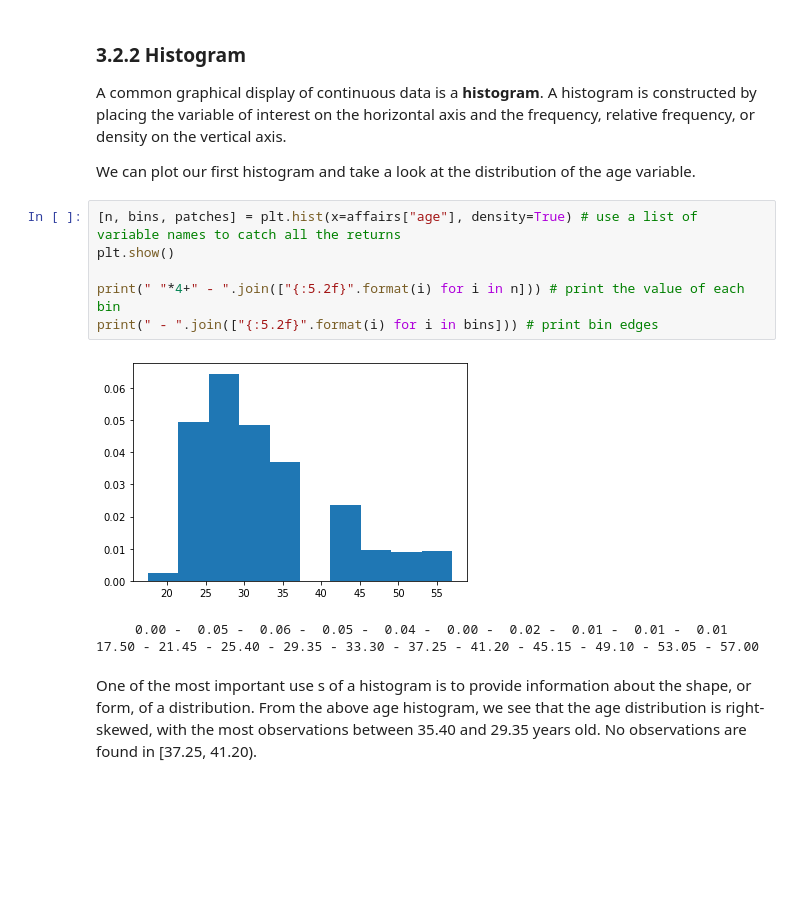
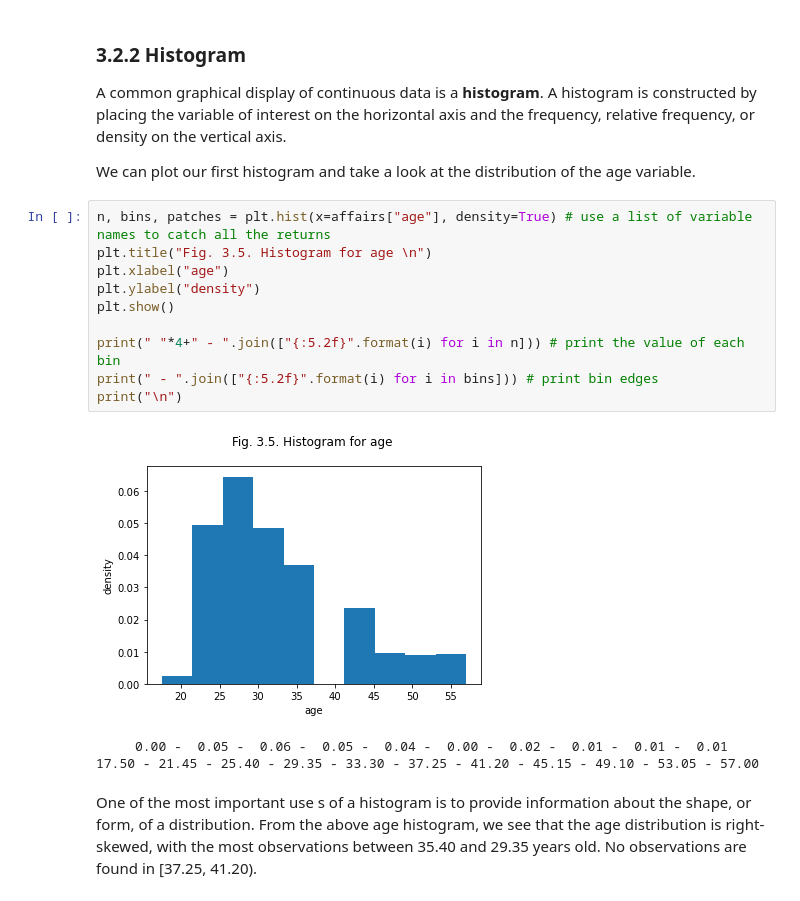
Before and after one commit to Booca/ECO301, a Jupyter notebook: 3 Descriptive Statistics - Tabular & Graphical Display (Distribution).ipynb, the cells around one changed output. Cells and saved outputs as stored; diff of their text form; blank space fills up the shorter version.

```diff
--- a/3 Descriptive Statistics - Tabular & Graphical Display (Distribution).ipynb
+++ b/3 Descriptive Statistics - Tabular & Graphical Display (Distribution).ipynb
@@ -237,13 +248,17 @@ A common graphical display of continuous data is a **histogram**. A histogram is
 
 We can plot our first histogram and take a look at the distribution of the age variable.
 # %%
-[n, bins, patches] = plt.hist(x=affairs["age"], density=True) # use a list of variable names to catch all the returns
+n, bins, patches = plt.hist(x=affairs["age"], density=True) # use a list of variable names to catch all the returns
+plt.title("Fig. 3.5. Histogram for age \n")
+plt.xlabel("age")
+plt.ylabel("density")
 plt.show()
 
 print(" "*4+" - ".join(["{:5.2f}".format(i) for i in n])) # print the value of each bin
 print(" - ".join(["{:5.2f}".format(i) for i in bins])) # print bin edges
+print("\n")
 # %% [output]
-[figure, old version]
+[figure, new version]
      0.00 -  0.05 -  0.06 -  0.05 -  0.04 -  0.00 -  0.02 -  0.01 -  0.01 -  0.01
 17.50 - 21.45 - 25.40 - 29.35 - 33.30 - 37.25 - 41.20 - 45.15 - 49.10 - 53.05 - 57.00
 # %% [markdown]
```
Also changed, not shown: parts of 27 cells of this notebook.
